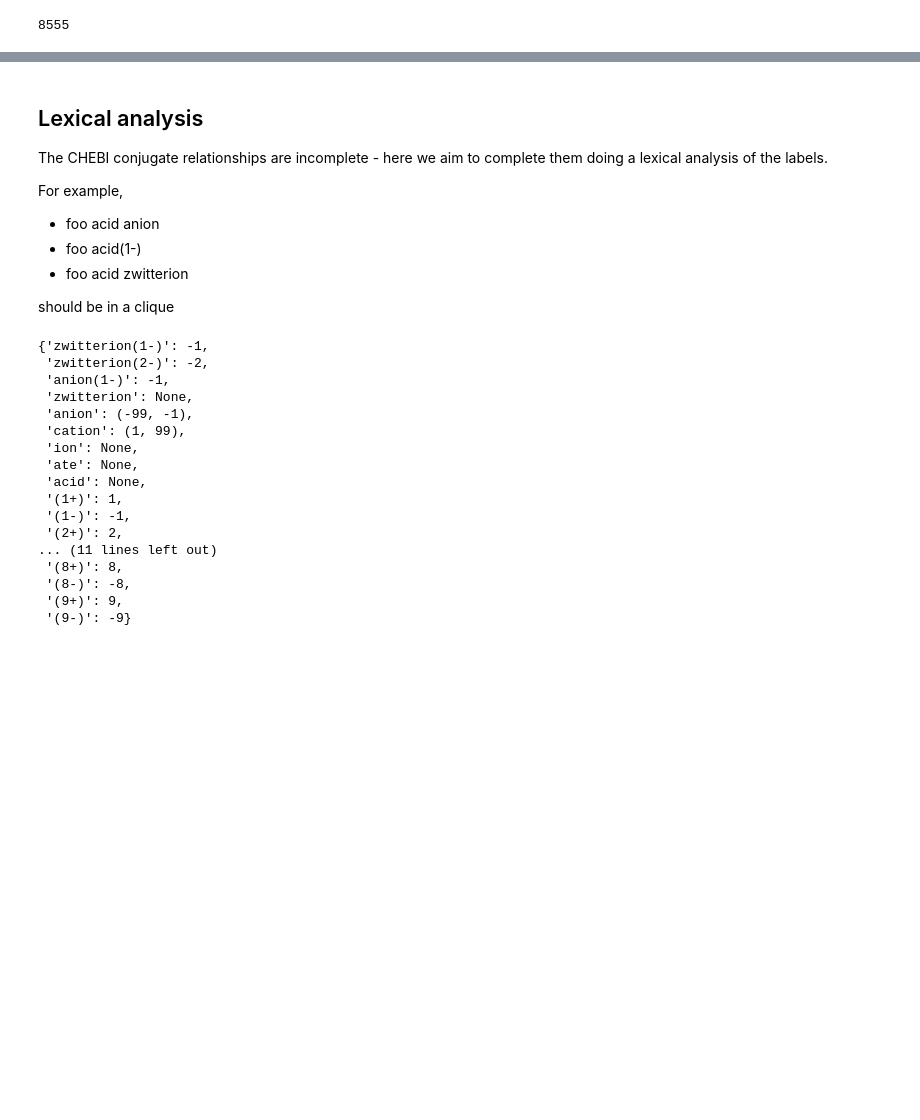
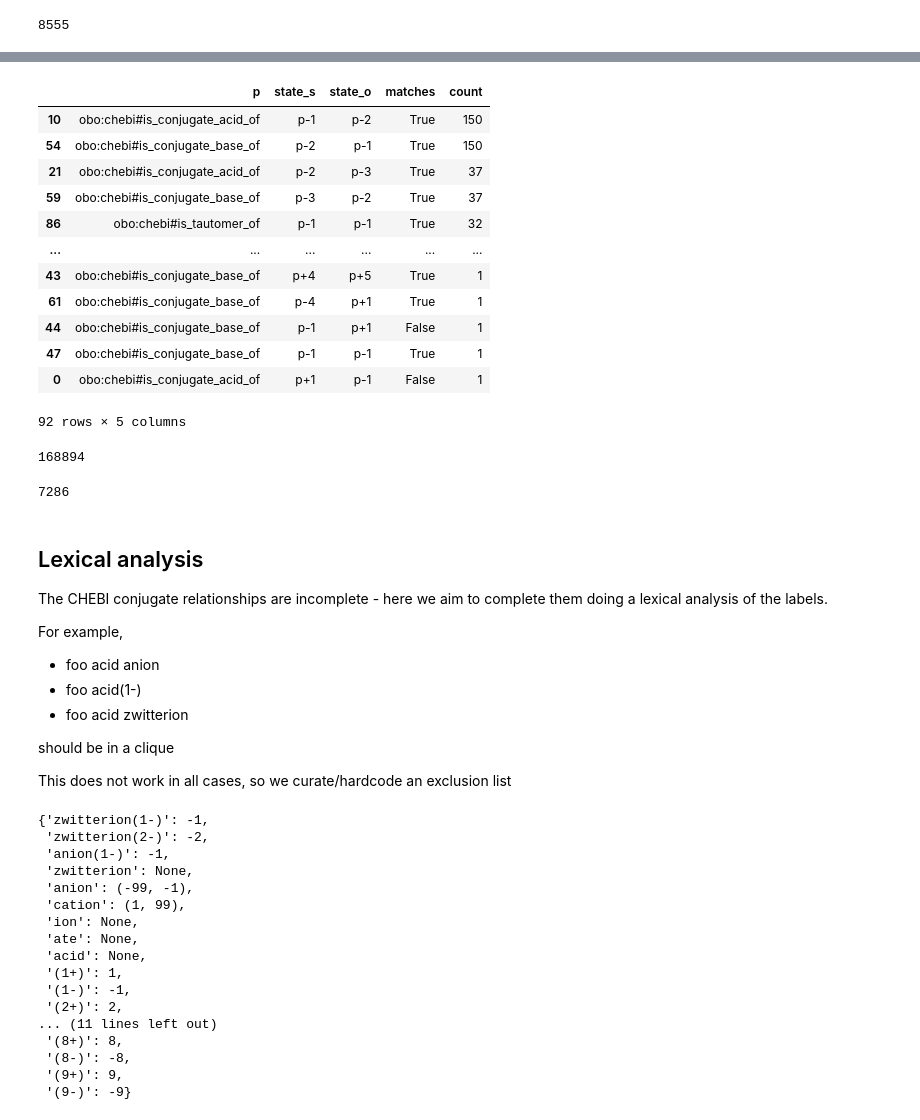
Before and after one commit to cmungall/chemessence, a Jupyter notebook: src/notebooks/CHEBI-Slimmer.ipynb, the cells around one changed output, grey strips where cells are left out. Drawn from its saved outputs; the diff is of its cells as text; code cells hidden in the pictures; blank space fills up the shorter version.

```diff
--- a/src/notebooks/CHEBI-Slimmer.ipynb
+++ b/src/notebooks/CHEBI-Slimmer.ipynb
@@ -271,0 +488,19 @@ len(asserted_sccs)
+# %%
+diff_summary = diff_df.groupby(["p", "state_s", "state_o", "matches"]).size().reset_index(name='count')
+diff_summary = diff_summary.sort_values('count', ascending=False)
+diff_summary.to_csv("tmp/inchi_conj_diff_summary.csv", index=False)
+diff_summary
+# %% [output]
+|  | p | state_s | state_o | matches | count |
+| 10 | obo:chebi#is_conjugate_acid_of | p-1 | p-2 | True | 150 |
+| 54 | obo:chebi#is_conjugate_base_of | p-2 | p-1 | True | 150 |
+| 21 | obo:chebi#is_conjugate_acid_of | p-2 | p-3 | True | 37 |
+| 59 | obo:chebi#is_conjugate_base_of | p-3 | p-2 | True | 37 |
+| 86 | obo:chebi#is_tautomer_of | p-1 | p-1 | True | 32 |
+| ... | ... | ... | ... | ... | ... |
+| 43 | obo:chebi#is_conjugate_base_of | p+4 | p+5 | True | 1 |
+| 61 | obo:chebi#is_conjugate_base_of | p-4 | p+1 | True | 1 |
+| 44 | obo:chebi#is_conjugate_base_of | p-1 | p+1 | False | 1 |
+| 47 | obo:chebi#is_conjugate_base_of | p-1 | p-1 | True | 1 |
+| 0 | obo:chebi#is_conjugate_acid_of | p+1 | p-1 | False | 1 |
+92 rows × 5 columns
@@ -272,3 +512,12 @@ len(asserted_sccs)
+# %%
+len(chebi_deprotonated_map)
+# %% [output]
+168894
+# %%
+filtered_chebi_deprotonated_map = {k: v for k, v in chebi_deprotonated_map.items() if len(v) > 1 and any(s for _, s in v)}
+len(filtered_chebi_deprotonated_map)
+# %% [output]
+7286
 # %% [markdown]
 ## Lexical analysis
 
@@ -281,6 +530,8 @@ For example,
 - foo acid zwitterion
 
 should be in a clique
+
+This does not work in all cases, so we curate/hardcode an exclusion list
 # %%
 # ensure ordering is such that greedy matching works
 suffixes = {
```
Also changed, not shown: parts of 91 cells of this notebook.
